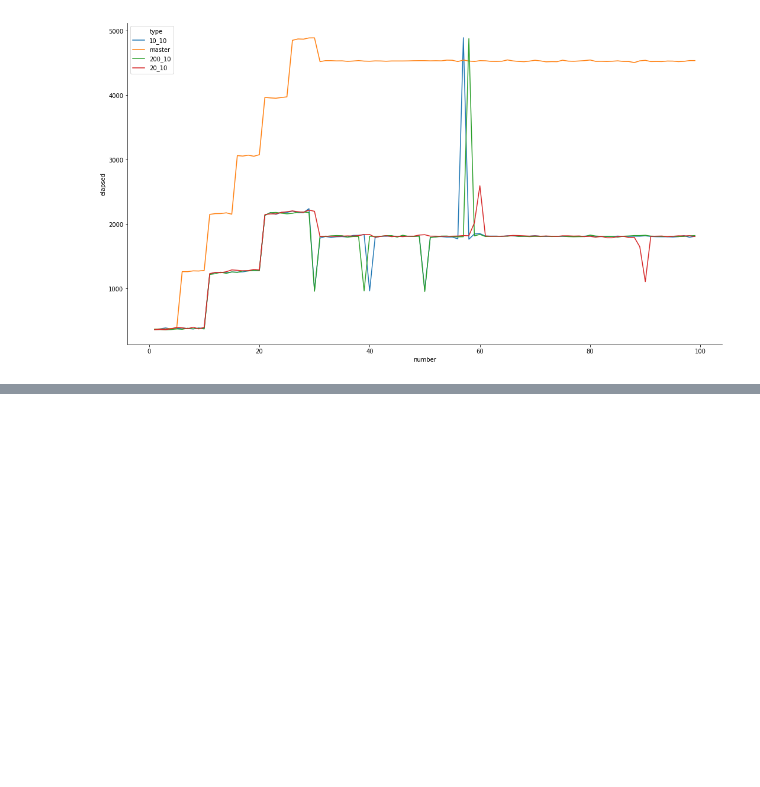
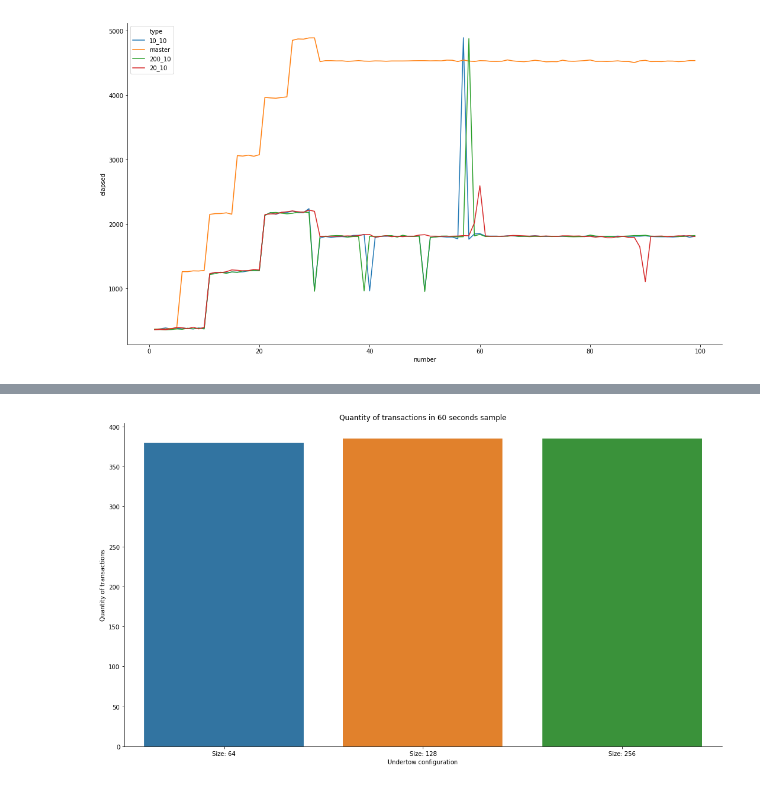
Before and after one commit to solujan/performance-test, a Jupyter notebook: spring_boot_performance_resttemplate.ipynb, the cells around one changed output, grey strips where cells are left out. Cells and saved outputs as stored; diff of their text form; code cells hidden in the pictures; blank space fills up the shorter version.

Commit message:
add heap test and undertow test

```diff
--- a/spring_boot_performance_resttemplate.ipynb
+++ b/spring_boot_performance_resttemplate.ipynb
@@ -247,0 +218,9 @@ seaborn.despine()
+# %%
+plt.figure(figsize=(18,10))
+seaborn.countplot(data=dataset_mem[dataset_mem['threads']==50], x='memory')
+plt.title('Quantity of transactions in 60 seconds sample')
+plt.xlabel('Undertow configuration')
+plt.ylabel('Quantity of transactions')
+seaborn.despine()
+# %% [output]
+[figure, added]
```
Also changed, not shown: parts of 18 cells of this notebook.
